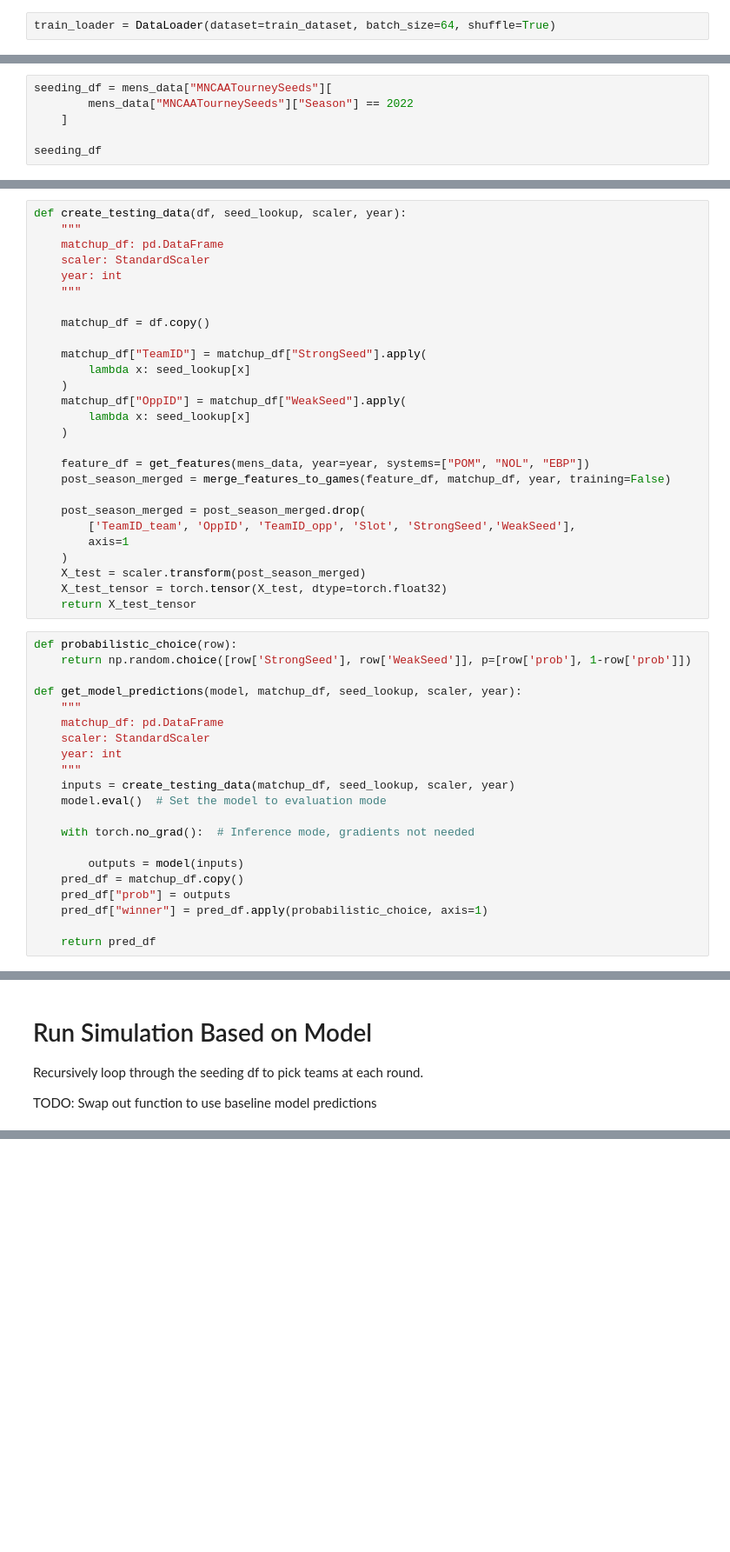
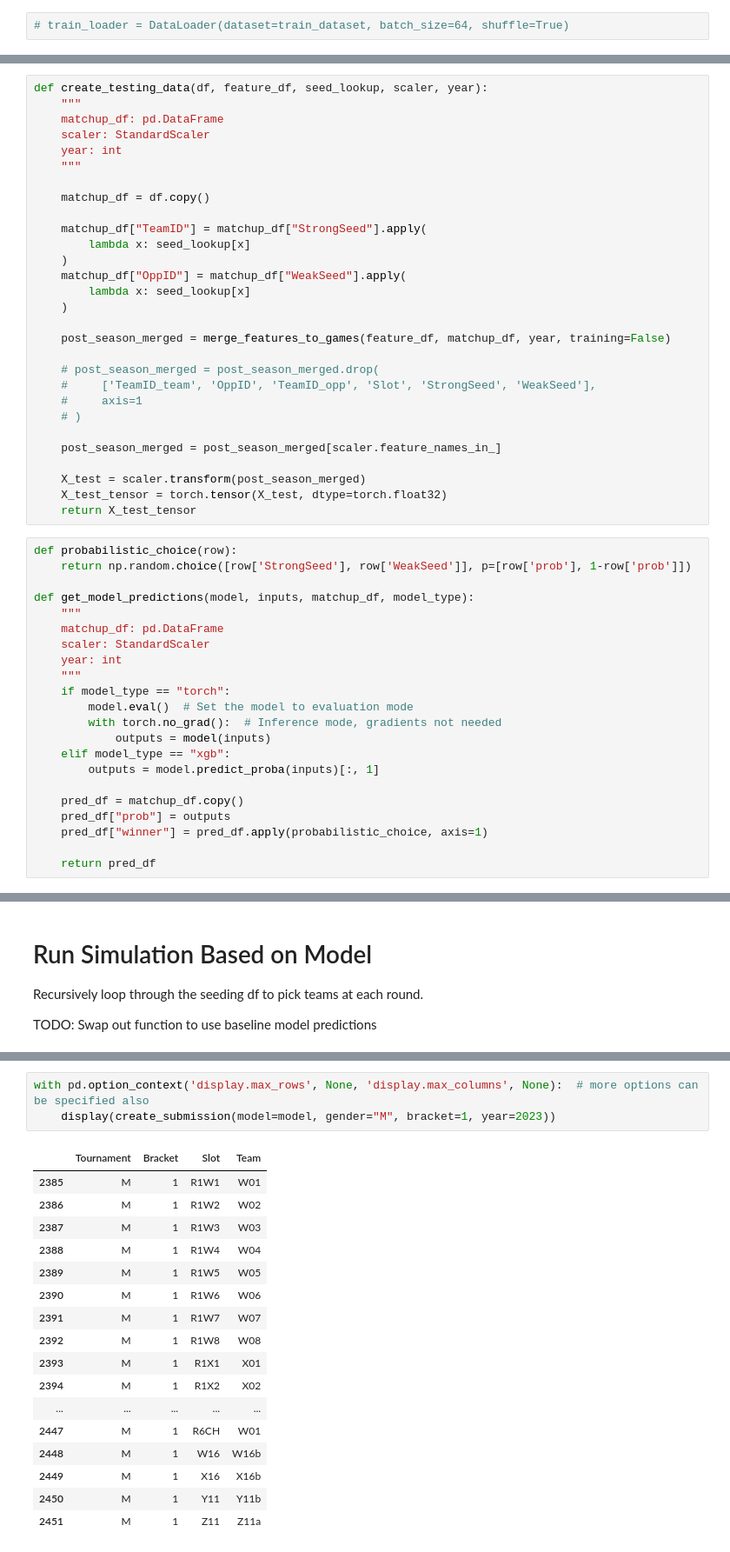
Before and after one commit to taylorlast/march_madness_2024, a Jupyter notebook: src/mm-code.ipynb, the cells around one changed output, grey strips where cells are left out. Shown at 87% size. Cells and saved outputs as stored; diff of their text form; blank space fills up the shorter version.

```diff
--- a/src/mm-code.ipynb
+++ b/src/mm-code.ipynb
@@ -596,7 +599,7 @@ X_test = scaler.transform(X_test)
 # train_dataset = TensorDataset(X_train_tensor, y_train_tensor)
 # test_dataset = TensorDataset(X_test_tensor, y_test_tensor)
 # %%
-train_loader = DataLoader(dataset=train_dataset, batch_size=64, shuffle=True)
+# train_loader = DataLoader(dataset=train_dataset, batch_size=64, shuffle=True)
 # %%
 class BaselineModel(torch.nn.Module):
 
@@ -773,9 +776,3 @@ with pd.option_context('display.max_rows', None, 'display.max_columns', None):
 64       0.01     0.0
 65       0.00     0.0
 66       0.00     0.0
-# %%
-seeding_df = mens_data["MNCAATourneySeeds"][
-        mens_data["MNCAATourneySeeds"]["Season"] == 2022
-    ]
-
-seeding_df
@@ -796,5 +779,5 @@ seeding_df
 # %%
-def create_testing_data(df, seed_lookup, scaler, year):
+def create_testing_data(df, feature_df, seed_lookup, scaler, year):
     """
     matchup_df: pd.DataFrame
     scaler: StandardScaler
@@ -810,13 +793,15 @@ def create_testing_data(df, seed_lookup, scaler, year):
         lambda x: seed_lookup[x]
     )
 
-    feature_df = get_features(mens_data, year=year, systems=["POM", "NOL", "EBP"])
     post_season_merged = merge_features_to_games(feature_df, matchup_df, year, training=False)
 
-    post_season_merged = post_season_merged.drop(
-        ['TeamID_team', 'OppID', 'TeamID_opp', 'Slot', 'StrongSeed','WeakSeed'],
-        axis=1
-    )
+    # post_season_merged = post_season_merged.drop(
+    #     ['TeamID_team', 'OppID', 'TeamID_opp', 'Slot', 'StrongSeed', 'WeakSeed'],
+    #     axis=1
+    # )
+
+    post_season_merged = post_season_merged[scaler.feature_names_in_]
+
     X_test = scaler.transform(post_season_merged)
     X_test_tensor = torch.tensor(X_test, dtype=torch.float32)
     return X_test_tensor
@@ -824,18 +809,19 @@ def create_testing_data(df, seed_lookup, scaler, year):
 def probabilistic_choice(row):
     return np.random.choice([row['StrongSeed'], row['WeakSeed']], p=[row['prob'], 1-row['prob']])
 
-def get_model_predictions(model, matchup_df, seed_lookup, scaler, year):
+def get_model_predictions(model, inputs, matchup_df, model_type):
     """
     matchup_df: pd.DataFrame
     scaler: StandardScaler
     year: int
     """
-    inputs = create_testing_data(matchup_df, seed_lookup, scaler, year)
-    model.eval()  # Set the model to evaluation mode
+    if model_type == "torch":
+        model.eval()  # Set the model to evaluation mode
+        with torch.no_grad():  # Inference mode, gradients not needed
+            outputs = model(inputs)
+    elif model_type == "xgb":
+        outputs = model.predict_proba(inputs)[:, 1]
 
-    with torch.no_grad():  # Inference mode, gradients not needed
-
-        outputs = model(inputs)
     pred_df = matchup_df.copy()
     pred_df["prob"] = outputs
     pred_df["winner"] = pred_df.apply(probabilistic_choice, axis=1)
@@ -887,0 +935,21 @@ def simulate(_df, seed_lookup, round_num=0, results=None, year=2023):
+# %%
+with pd.option_context('display.max_rows', None, 'display.max_columns', None):  # more options can be specified also
+    display(create_submission(model=model, gender="M", bracket=1, year=2023))
+# %% [output]
+|  | Tournament | Bracket | Slot | Team |
+| 2385 | M | 1 | R1W1 | W01 |
+| 2386 | M | 1 | R1W2 | W02 |
+| 2387 | M | 1 | R1W3 | W03 |
+| 2388 | M | 1 | R1W4 | W04 |
+| 2389 | M | 1 | R1W5 | W05 |
+| 2390 | M | 1 | R1W6 | W06 |
+| 2391 | M | 1 | R1W7 | W07 |
+| 2392 | M | 1 | R1W8 | W08 |
+| 2393 | M | 1 | R1X1 | X01 |
+| 2394 | M | 1 | R1X2 | X02 |
+| ... | ... | ... | ... | ... |
+| 2447 | M | 1 | R6CH | W01 |
+| 2448 | M | 1 | W16 | W16b |
+| 2449 | M | 1 | X16 | X16b |
+| 2450 | M | 1 | Y11 | Y11b |
+| 2451 | M | 1 | Z11 | Z11a |
```
Also changed, not shown: parts of 25 cells of this notebook, 1 other file.
